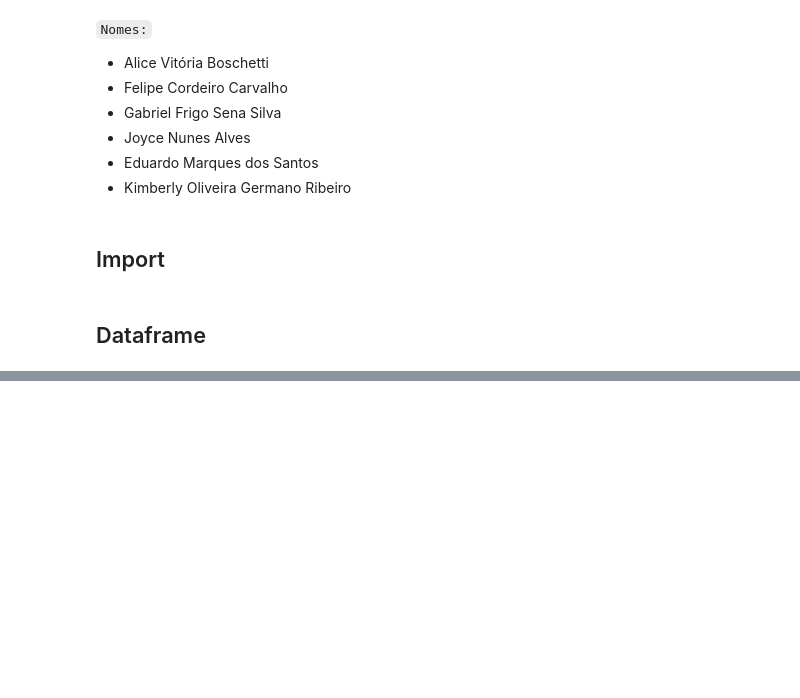
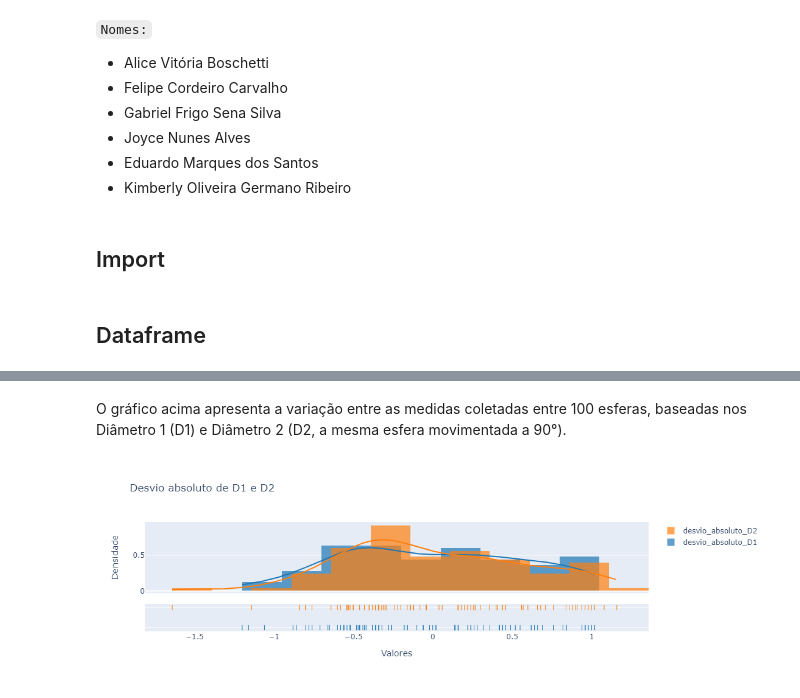
Before and after one commit to gfrigo/Experimento-Bolinha-Gude, a Jupyter notebook: analytics.ipynb, the cells around one changed output, grey strips where cells are left out. Saved outputs shown, nothing was run; the diff lists cells and outputs as text; code cells hidden in the pictures; blank space fills up the shorter version.

```diff
--- a/analytics.ipynb
+++ b/analytics.ipynb
@@ -31,0 +62,14 @@ df.head()
+# %% [markdown]
+O gráfico acima apresenta a variação entre as medidas coletadas entre 100 esferas, baseadas nos Diâmetro 1 (D1) e  Diâmetro 2 (D2, a mesma esfera movimentada a 90°).
+# %%
+df_subset = df[['desvio_absoluto_D1', 'desvio_absoluto_D2']]
+
+fig = ff.create_distplot([df_subset[c] for c in df_subset.columns], df_subset.columns, bin_size=.25)
+
+fig.update_layout(title='Desvio absoluto de D1 e D2',
+                  xaxis_title='Valores',
+                  yaxis_title='Densidade')
+
+fig.show()
+# %% [output]
+[figure, added]
```
Also changed, not shown: parts of 25 cells of this notebook.
